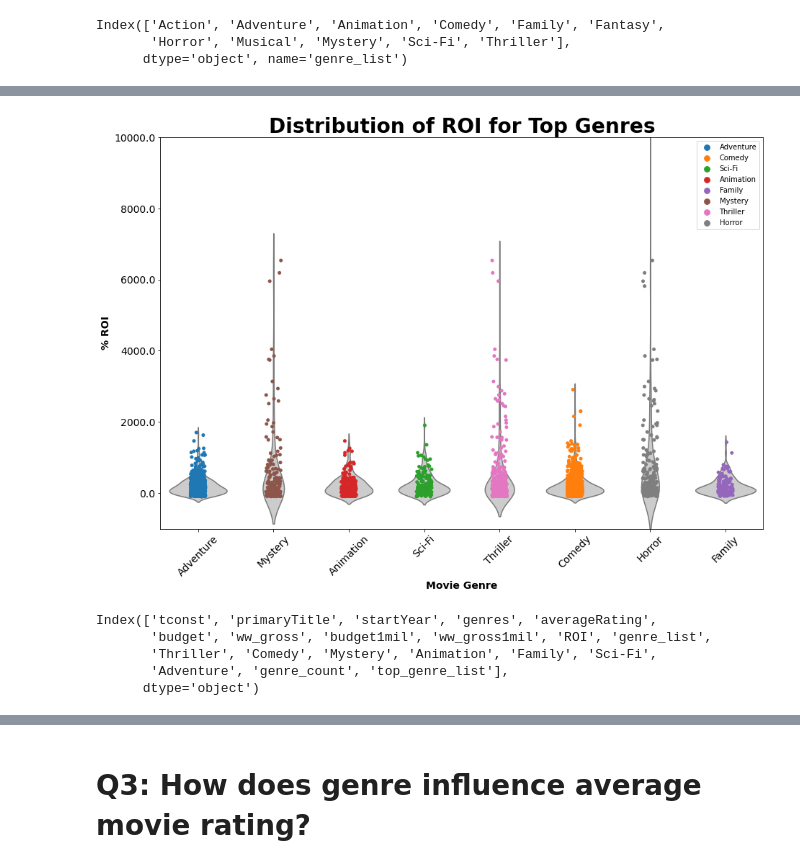
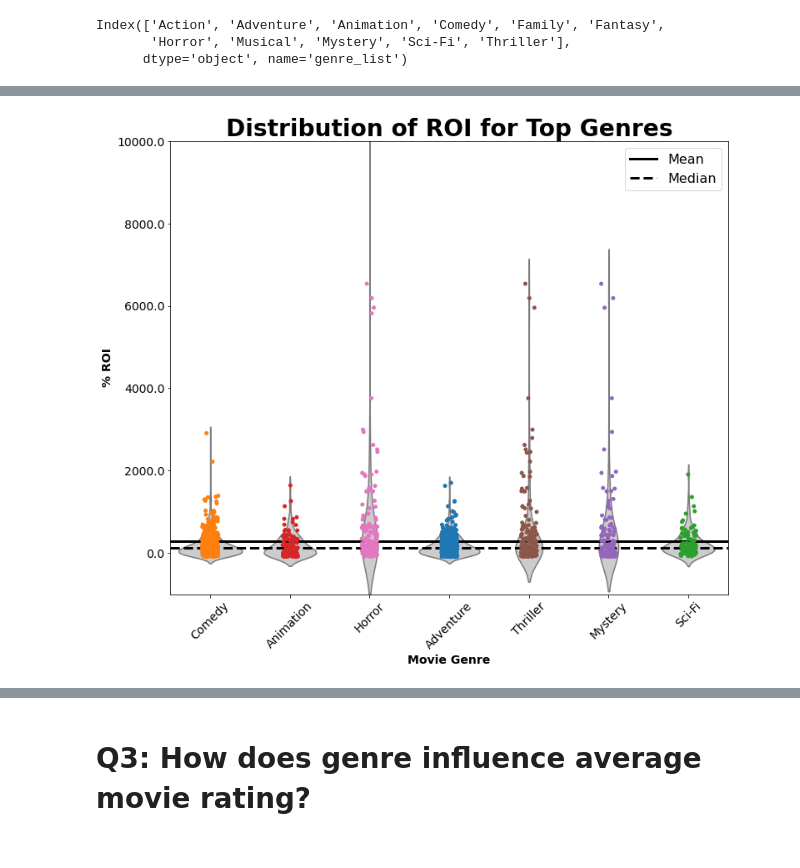
Before and after one commit to zero731/dsc-mod-1-project-v2-1-onl01-dtsc-ft-070620, a Jupyter notebook: student.ipynb, the cells around one changed output, grey strips where cells are left out. Saved outputs shown, nothing was run; the diff lists cells and outputs as text; code cells hidden in the pictures.

```diff
--- a/student.ipynb
+++ b/student.ipynb
@@ -863,8 +1089,7 @@ top_genres_df = med_financial_df.loc[(med_financial_df['Adventure'] == True) |
                                  (med_financial_df['Sci-Fi'] == True) |
                                  (med_financial_df['Thriller'] == True) |
                                  (med_financial_df['Comedy'] == True) |
-                                 (med_financial_df['Horror'] == True) |
-                                 (med_financial_df['Family'] == True)
+                                 (med_financial_df['Horror'] == True)
                                 ]
 
 display(top_genres_df.shape, top_genres_df.head())
@@ -879,7 +1104,7 @@ display(top_genres_df.shape, top_genres_df.head())
 5 rows × 34 columns
 # %%
 ## drop genre columns from df that don't correspond to one of the top 8 genres
-top_genres_df = top_genres_df.drop(['numeratorROI', 'Music', 'Musical', 'Crime', 'Fantasy', 'Western',
+top_genres_df = top_genres_df.drop(['numeratorROI', 'Music', 'Musical', 'Crime', 'Fantasy', 'Western', 'Family',
                'Biography', 'History', 'War', 'Documentary', 'Sport',
                'Romance', 'Drama', 'Horror', 'Action'], axis=1)
 top_genres_df.head()
@@ -891,8 +1116,6 @@ top_genres_df.head()
 | 4 | tt0376136 | The Rum Diary | 2011 | Comedy,Drama | 6.2 | 45000000.0 | 3.013496e+07 | 45.0 | 30.13 | ... |
 | 5 | tt0377981 | Gnomeo & Juliet | 2011 | Adventure,Animation,Comedy | 5.9 | 36000000.0 | 1.939677e+08 | 36.0 | 193.97 | ... |
 # %%
-top_genre_list = ['Adventure', 'Mystery', 'Animation', 'Sci-Fi', 'Thriller', 'Comedy', 'Horror', 'Family']
-
 def fix_genre(genres):
     """ take in a string of genres, split it by commas into a list, and only append genres from
     top_genre_list to a new list of genres
@@ -901,7 +1124,7 @@ def fix_genre(genres):
     new_genres = []
     genres = genres.split(',')
     for g in genres:
-        if g in top_genre_list:
+        if g in top_genres_list:
             new_genres.append(g)
     return new_genres
 # %%
@@ -1024,3 +1228,8 @@ g.fig.subplots_adjust(top=.9)
+# %%
+top_mean_wwg1mil = explode_top_genres['ww_gross1mil'].mean()
+top_median_wwg1mil = explode_top_genres['ww_gross1mil'].median()
+top_mean_ROI = explode_top_genres['ROI'].mean()
+top_median_ROI = explode_top_genres['ROI'].median()
 # %%
 ax = sns.violinplot(x="top_genre_list", y="ww_gross1mil", order=top_genre_list,
                     data=explode_top_genres,
@@ -1041,25 +1254,21 @@ ax.get_figure().set_size_inches((15,10))
 # %%
 ax = sns.violinplot(x="top_genre_list", y="ROI", order=top_genre_list,
                     data=explode_top_genres,
                     inner=None, color=".8")
 ax = sns.stripplot(x='top_genre_list', y="ROI", order=top_genre_list,
                 data=explode_top_genres, hue="top_genre_list")
+
+ax.axhline(y=top_mean_ROI, ls='-', c='k', linewidth=3, label='Mean')
+ax.axhline(y=top_median_ROI, ls='--', c='k', linewidth=3, label='Median')
+
 ax.set_xticklabels(ax.get_xticklabels(), rotation=45, fontsize=14)
 ax.set_xlabel('Movie Genre', fontsize=14, weight='bold')
 ax.set_ylabel('% ROI', fontsize=14, weight='bold')
 ax.set_yticks(ax.get_yticks())
 ax.set(ylim=(-1000, 10000))
 ax.set_yticklabels(ax.get_yticks(), fontsize=14)
 ax.set_title('Distribution of ROI for Top Genres', fontsize=28, weight='bold')
-ax.legend()
-ax.get_figure().set_size_inches((15,10))
+plt.legend(fontsize=16, labels=['Mean', 'Median'])
+ax.get_figure().set_size_inches((12,10))
 # %% [output]
-[figure, old version]
+[figure, new version]
-# %%
-explode_top_genres.columns
-# %% [output]
-Index(['tconst', 'primaryTitle', 'startYear', 'genres', 'averageRating',
-       'budget', 'ww_gross', 'budget1mil', 'ww_gross1mil', 'ROI', 'genre_list',
-       'Thriller', 'Comedy', 'Mystery', 'Animation', 'Family', 'Sci-Fi',
-       'Adventure', 'genre_count', 'top_genre_list'],
-      dtype='object')
```
Also changed, not shown: parts of 79 cells of this notebook, 4 other files.
